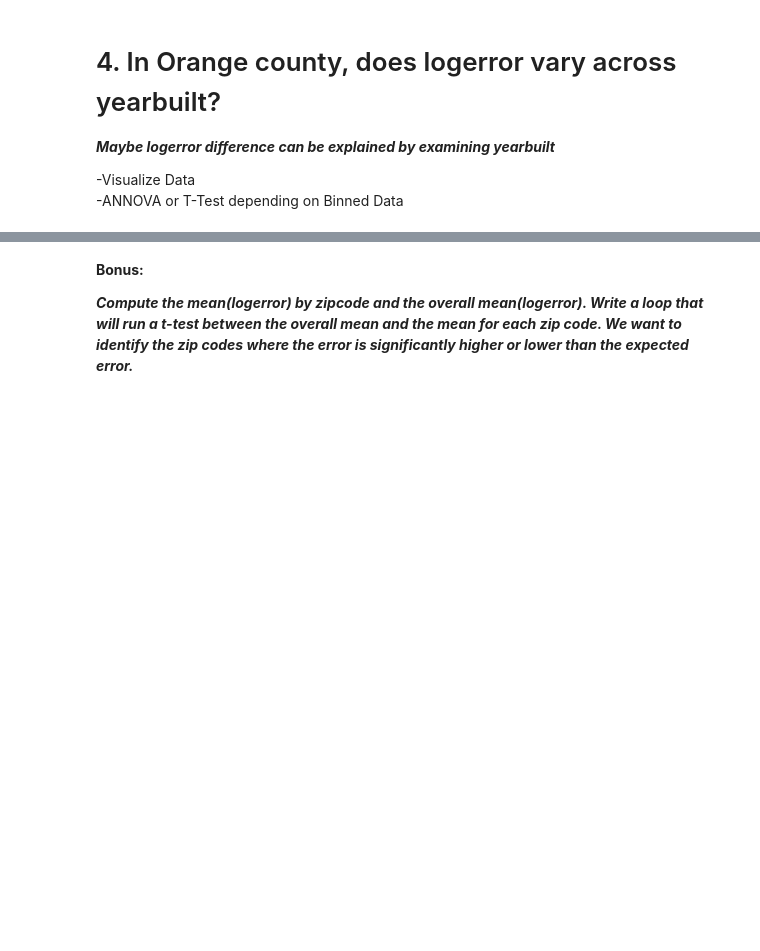
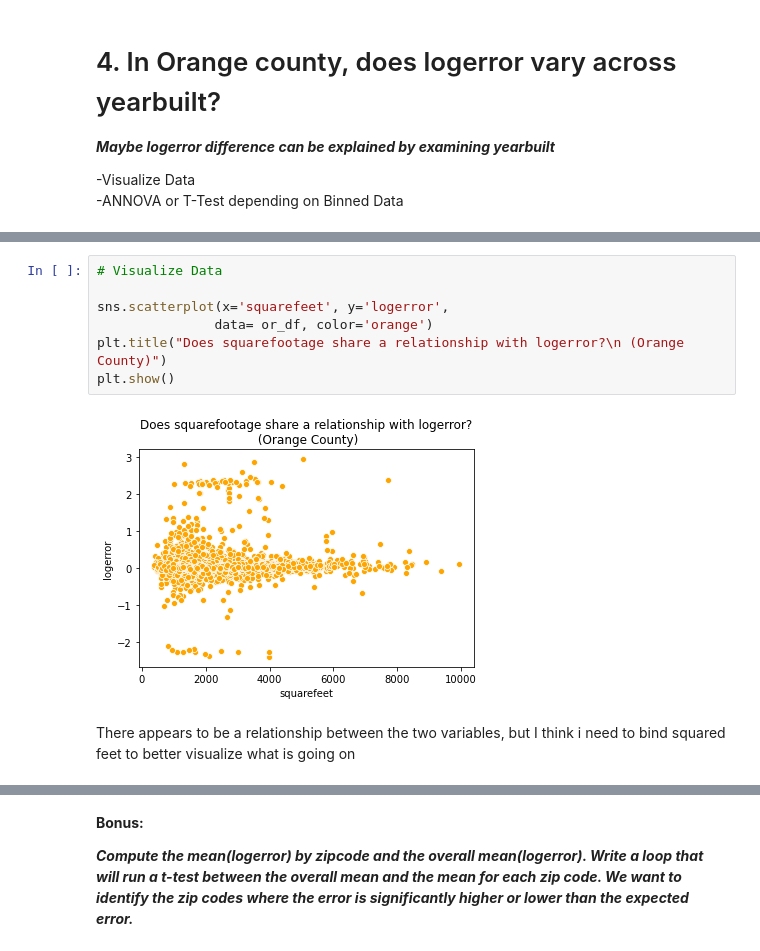
Before and after one commit to CSolitaire/clustering-exercises, a Jupyter notebook: explore_zillow.ipynb, the cells around one changed output, grey strips where cells are left out. Saved outputs shown, nothing was run; the diff lists cells and outputs as text; blank space fills up the shorter version.

```diff
--- a/explore_zillow.ipynb
+++ b/explore_zillow.ipynb
@@ -457,0 +582,11 @@ plt.show()
+# %%
+# Visualize Data
+
+sns.scatterplot(x='squarefeet', y='logerror',
+               data= or_df, color='orange')
+plt.title("Does squarefootage share a relationship with logerror?\n (Orange County)")
+plt.show()
+# %% [output]
+[figure, added]
+# %% [markdown]
+There appears to be a relationship between the two variables, but I think i need to bind squared feet to better visualize what is going on
```
Also changed, not shown: parts of 39 cells of this notebook.
